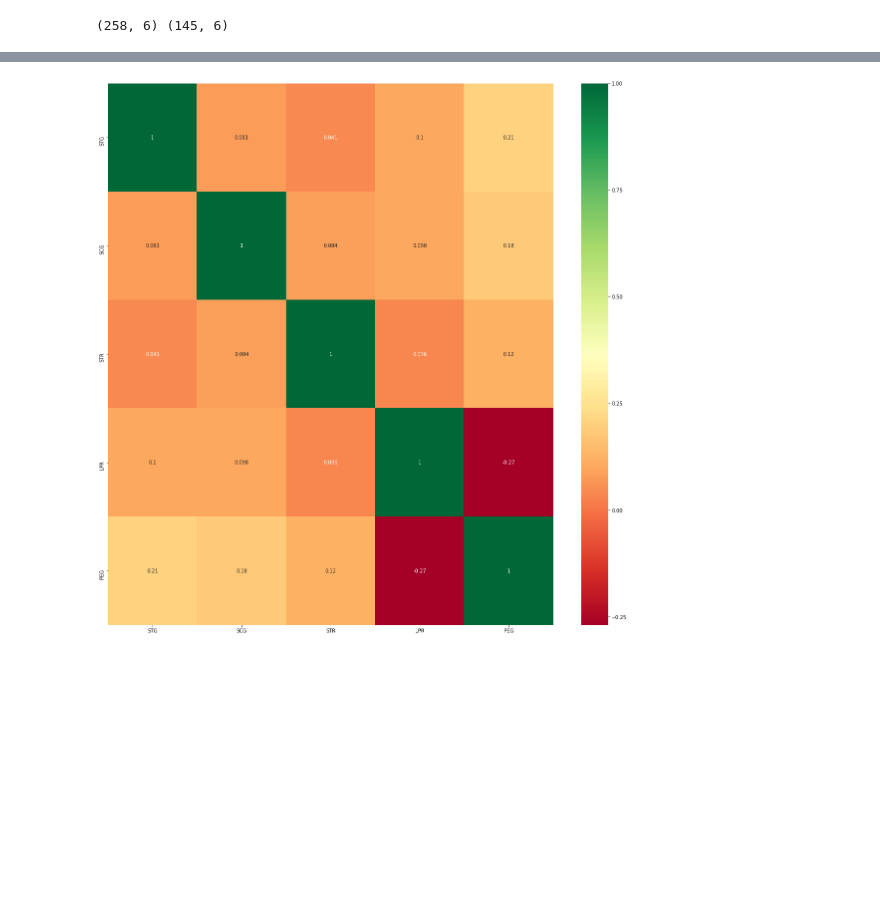
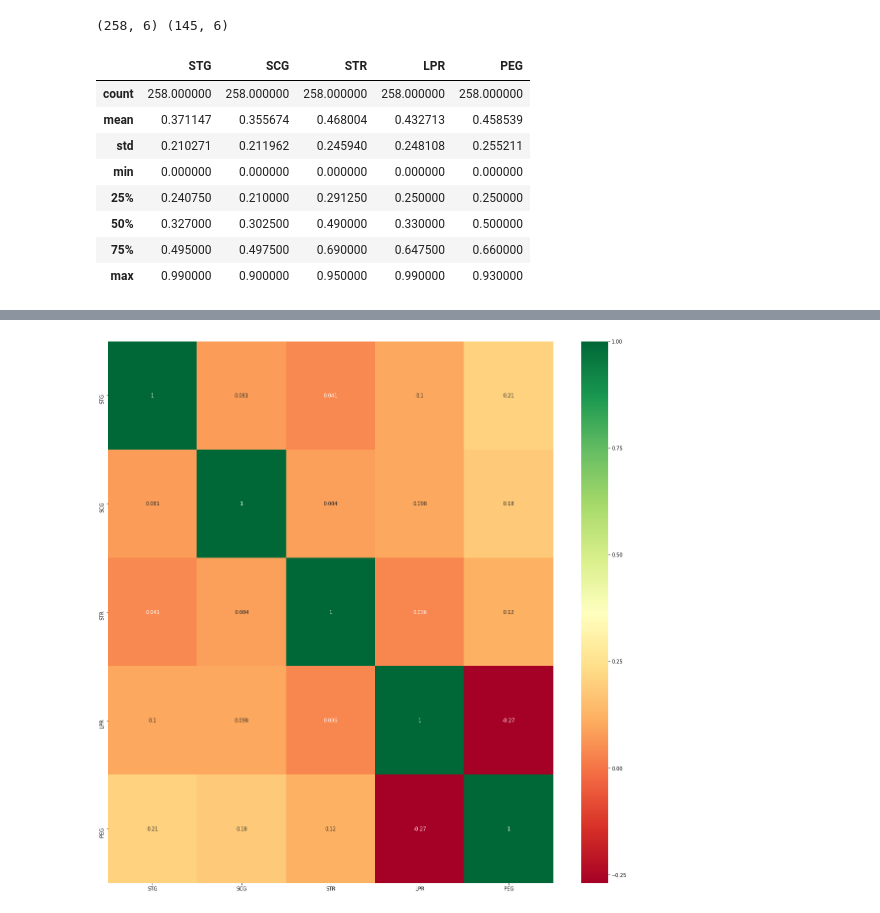
Before and after one commit to edimaudo/Python-projects, a Jupyter notebook: portfolio/student_knowledge/student_knowledge.ipynb, the cells around one changed output, grey strips where cells are left out. Saved outputs shown, nothing was run; the diff lists cells and outputs as text; code cells hidden in the pictures; blank space fills up the shorter version.

```diff
--- a/portfolio/student_knowledge/student_knowledge.ipynb
+++ b/portfolio/student_knowledge/student_knowledge.ipynb
@@ -39,3 +39,14 @@ print(df_train.shape, df_test.shape)
 (258, 6) (145, 6)
 # %%
 #descriptive statistics
+df_train.describe()
+# %% [output]
+|  | STG | SCG | STR | LPR | PEG |
+| count | 258.000000 | 258.000000 | 258.000000 | 258.000000 | 258.000000 |
+| mean | 0.371147 | 0.355674 | 0.468004 | 0.432713 | 0.458539 |
+| std | 0.210271 | 0.211962 | 0.245940 | 0.248108 | 0.255211 |
+| min | 0.000000 | 0.000000 | 0.000000 | 0.000000 | 0.000000 |
+| 25% | 0.240750 | 0.210000 | 0.291250 | 0.250000 | 0.250000 |
+| 50% | 0.327000 | 0.302500 | 0.490000 | 0.330000 | 0.500000 |
+| 75% | 0.495000 | 0.497500 | 0.690000 | 0.647500 | 0.660000 |
+| max | 0.990000 | 0.900000 | 0.950000 | 0.990000 | 0.930000 |
```
Also changed, not shown: parts of 3 cells of this notebook.
